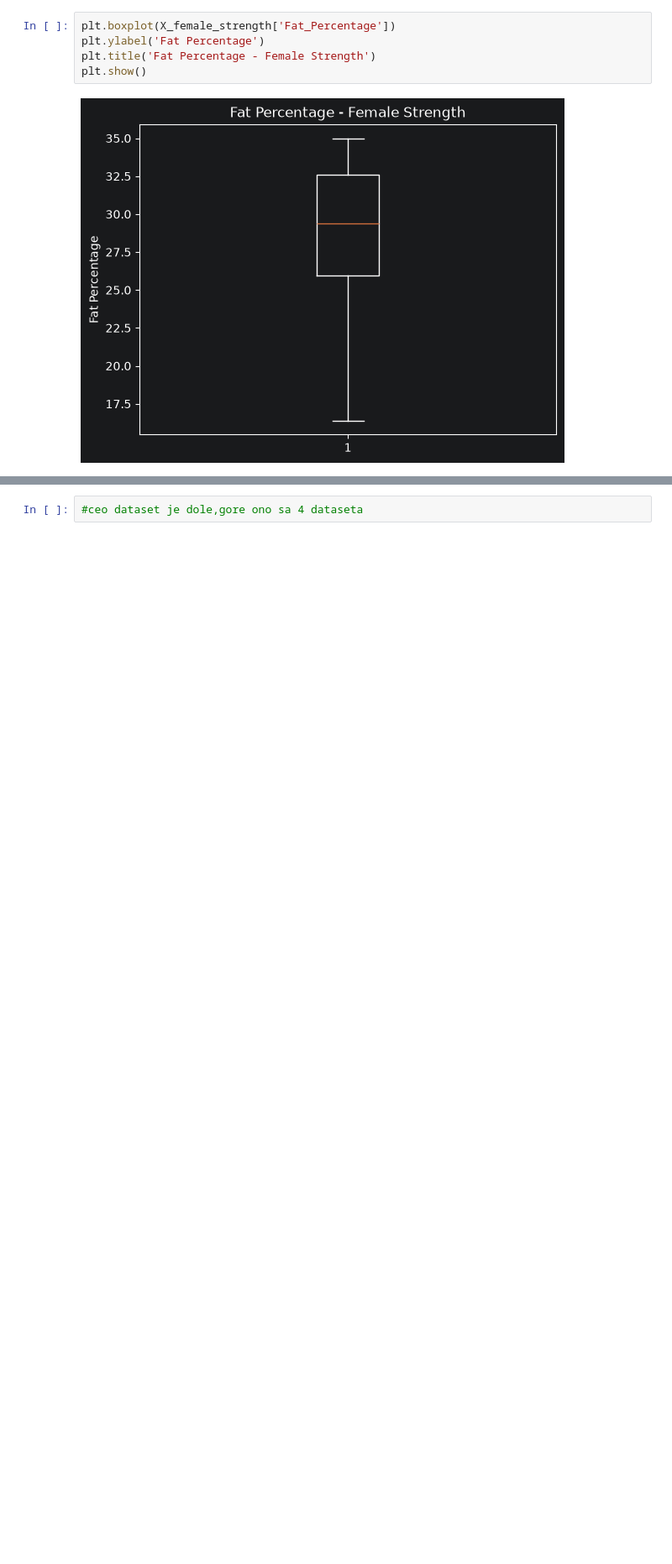
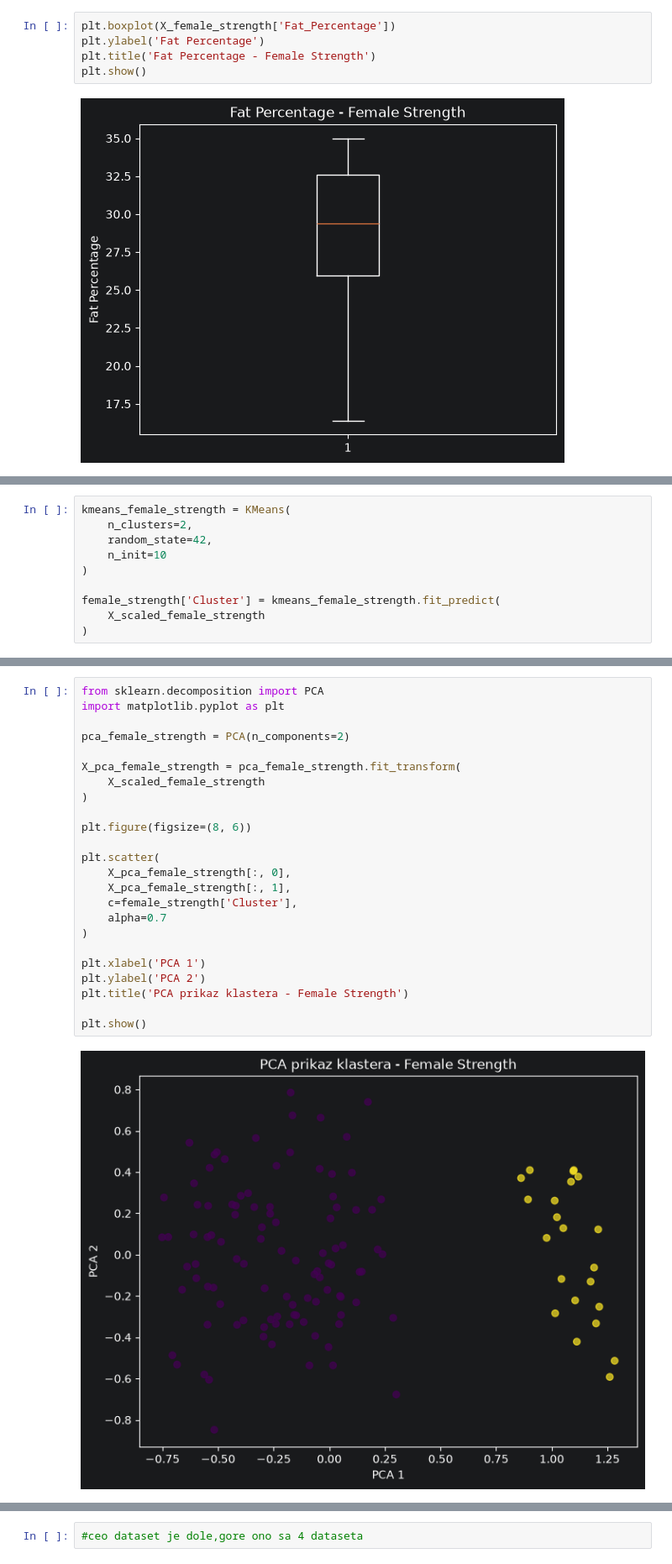
Before and after one commit to mar373/gym-clusteringV2, a Jupyter notebook: novi.ipynb, the cells around one changed output, grey strips where cells are left out. Shown at 84% size. Saved outputs shown, nothing was run; the diff lists cells and outputs as text; blank space fills up the shorter version.

```diff
--- a/novi.ipynb
+++ b/novi.ipynb
@@ -456,0 +536,10 @@ plt.show()
+# %%
+kmeans_female_strength = KMeans(
+    n_clusters=2,
+    random_state=42,
+    n_init=10
+)
+
+female_strength['Cluster'] = kmeans_female_strength.fit_predict(
+    X_scaled_female_strength
+)
@@ -456,0 +562,26 @@ plt.show()
+# %%
+from sklearn.decomposition import PCA
+import matplotlib.pyplot as plt
+
+pca_female_strength = PCA(n_components=2)
+
+X_pca_female_strength = pca_female_strength.fit_transform(
+    X_scaled_female_strength
+)
+
+plt.figure(figsize=(8, 6))
+
+plt.scatter(
+    X_pca_female_strength[:, 0],
+    X_pca_female_strength[:, 1],
+    c=female_strength['Cluster'],
+    alpha=0.7
+)
+
+plt.xlabel('PCA 1')
+plt.ylabel('PCA 2')
+plt.title('PCA prikaz klastera - Female Strength')
+
+plt.show()
+# %% [output]
+[figure, added]
```
Also changed, not shown: parts of 46 cells of this notebook.
